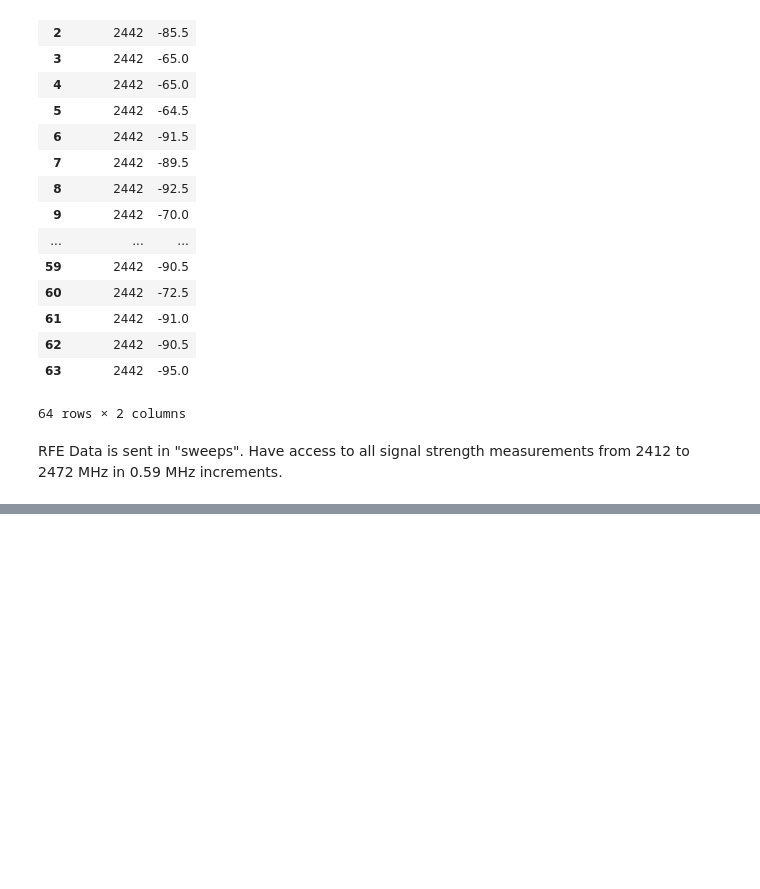
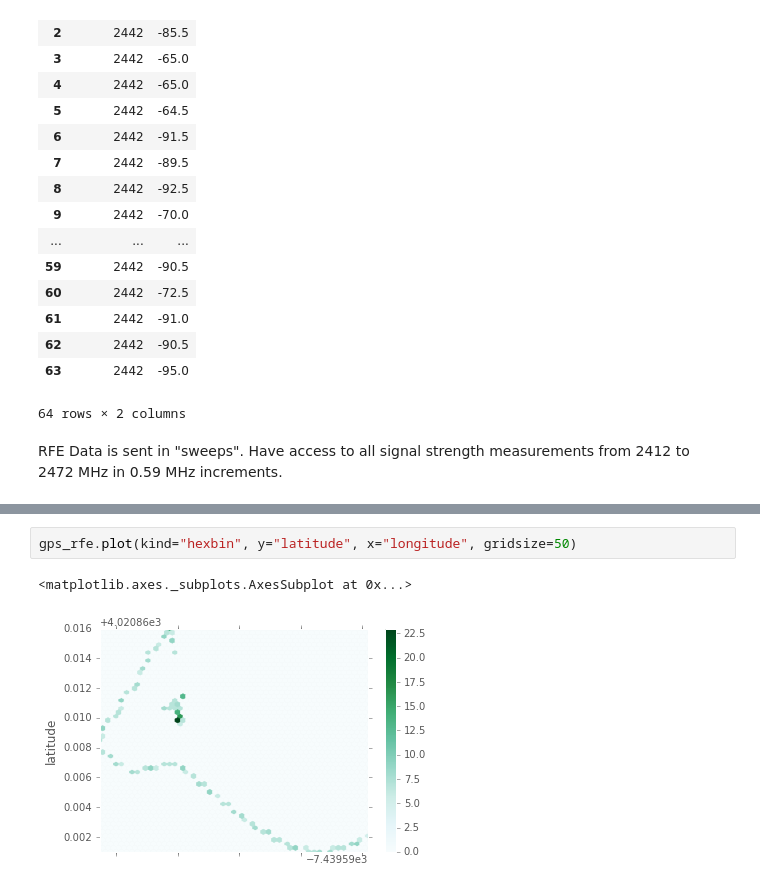
Before and after one commit to pranavbadami/urban-measurement, a Jupyter notebook: test_run_1_analysis.ipynb, the cells around one changed output, grey strips where cells are left out. Cells and saved outputs as stored; diff of their text form; blank space fills up the shorter version.

```diff
--- a/test_run_1_analysis.ipynb
+++ b/test_run_1_analysis.ipynb
@@ -89,0 +111,5 @@ Have access to all signal strength measurements from 2412 to 2472 MHz in 0.59 MH
+# %%
+gps_rfe.plot(kind="hexbin", y="latitude", x="longitude", gridsize=50)
+# %% [output]
+<matplotlib.axes._subplots.AxesSubplot at 0x...>
+[figure, added]
```
Also changed, not shown: parts of 4 cells of this notebook, 13 other files.
